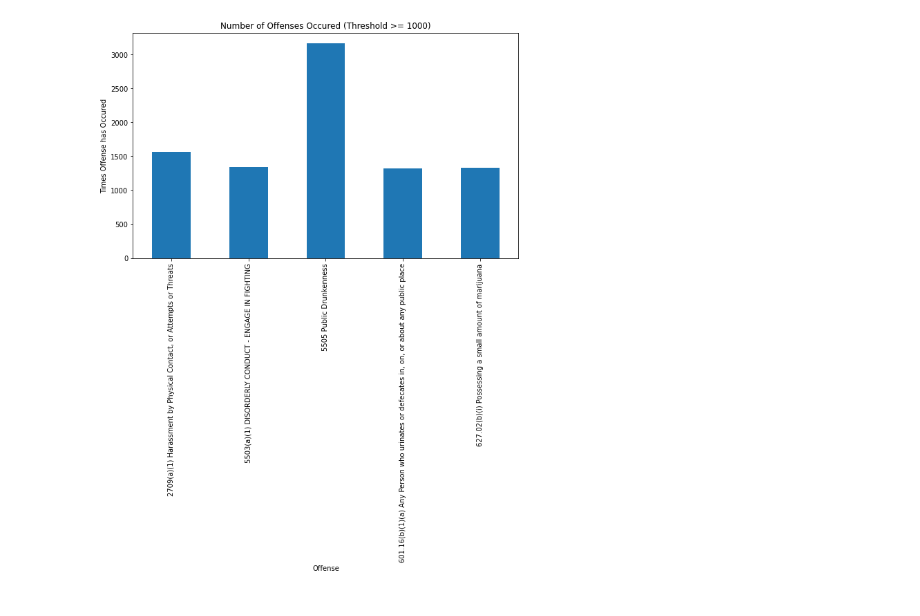
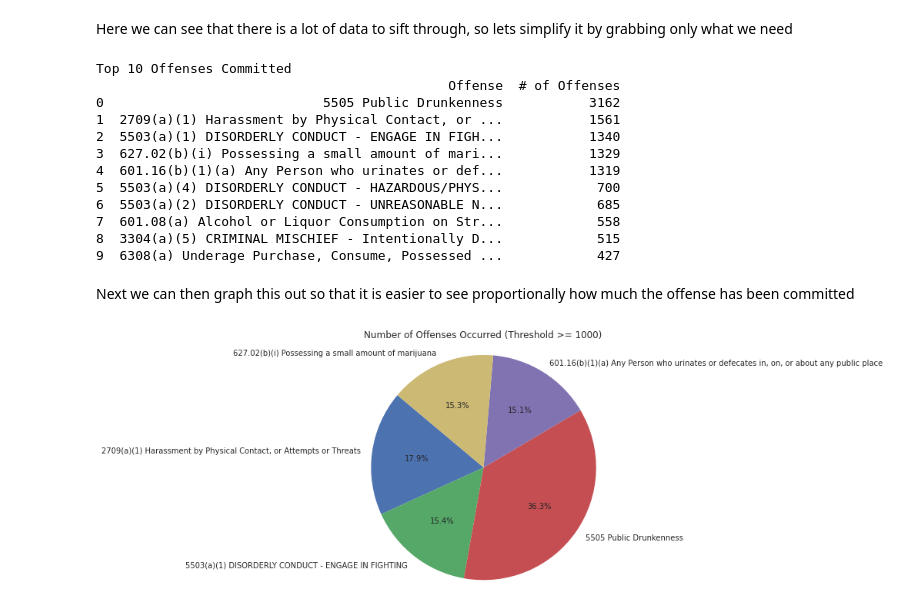
Before and after one commit to grpera16/Final-Project, a Jupyter notebook: Non-Traffic-Citations.ipynb, the cells around one changed output. Drawn from its saved outputs; the diff is of its cells as text; code cells hidden in the pictures.

```diff
--- a/Non-Traffic-Citations.ipynb
+++ b/Non-Traffic-Citations.ipynb
@@ -7,3 +10,6 @@ import pandas as pd
 import numpy as np
 %matplotlib inline
 import matplotlib.pyplot as plt
+# %%
+citations = pd.read_csv("Citations.csv")
+plt.style.use('seaborn')
@@ -10,18 +34,51 @@ import matplotlib.pyplot as plt
+# %% [markdown]
+Here we can see that there is a lot of data to sift through, so lets simplify it by grabbing only what we need
+# %%
+#first I created a variable that reads the CSV
+data_offense = pd.read_csv("Citations.csv")
+
+#then defined which column I want to be read
+column_offense = ["OFFENSES"]
+
+#Finally, I counted ther amount of offenses and how often they occured
+counts_offense = data[column_offense].value_counts().reset_index()
+
+counts_offense.columns = ["Offense", "# of Offenses"]
+
+top_10_offenses = counts_offense.head(10)
+
+print("Top 10 Offenses Committed")
+print(top_10_offenses)
+# %% [output]
+Top 10 Offenses Committed
+                                             Offense  # of Offenses
+0                            5505 Public Drunkenness           3162
+1  2709(a)(1) Harassment by Physical Contact, or ...           1561
+2  5503(a)(1) DISORDERLY CONDUCT - ENGAGE IN FIGH...           1340
+3  627.02(b)(i) Possessing a small amount of mari...           1329
+4  601.16(b)(1)(a) Any Person who urinates or def...           1319
+5  5503(a)(4) DISORDERLY CONDUCT - HAZARDOUS/PHYS...            700
+6  5503(a)(2) DISORDERLY CONDUCT - UNREASONABLE N...            685
+7  601.08(a) Alcohol or Liquor Consumption on Str...            558
+8  3304(a)(5) CRIMINAL MISCHIEF - Intentionally D...            515
+9  6308(a) Underage Purchase, Consume, Possessed ...            427
+# %% [markdown]
+Next we can then graph this out so that it is easier to see proportionally how much the offense has been committed
 # %%
-def filter_neighborhood(x, threshold):
+#first I created a function that will filter out the crimes that have occured less than 1000 times
+def filter_offenses(x, threshold):
     return (x["NEIGHBORHOOD"].count() >= threshold)
 
-crime_rate = citations.groupby("OFFENSES").filter(filter_neighborhood, threshold=1000)
+#then I used the custom function to filter out the rows and see how the data compares to each other
+crime_rate = citations.groupby("OFFENSES").filter(filter_offenses, threshold=1000)
 
-
-neighborhood_counts = crime_rate.groupby("OFFENSES").size()
+offense_count = crime_rate.groupby("OFFENSES").size()
 
 plt.figure(figsize=(10, 6))
-neighborhood_counts.plot(kind='bar')
-plt.xlabel('Offense')
-plt.ylabel('Times Offense has Occured')
-plt.title('Number of Offenses Occured (Threshold >= 1000)')
-plt.xticks(rotation=90)
+offense_count.plot(kind='pie', autopct='%1.1f%%', startangle=140)
+plt.ylabel('')
+plt.title('Number of Offenses Occurred (Threshold >= 1000)')
+plt.axis('equal')
 plt.show()
 # %% [output]
-[figure, old version]
+[figure, new version]
```
Also changed, not shown: parts of 20 cells of this notebook, 5 other files.
